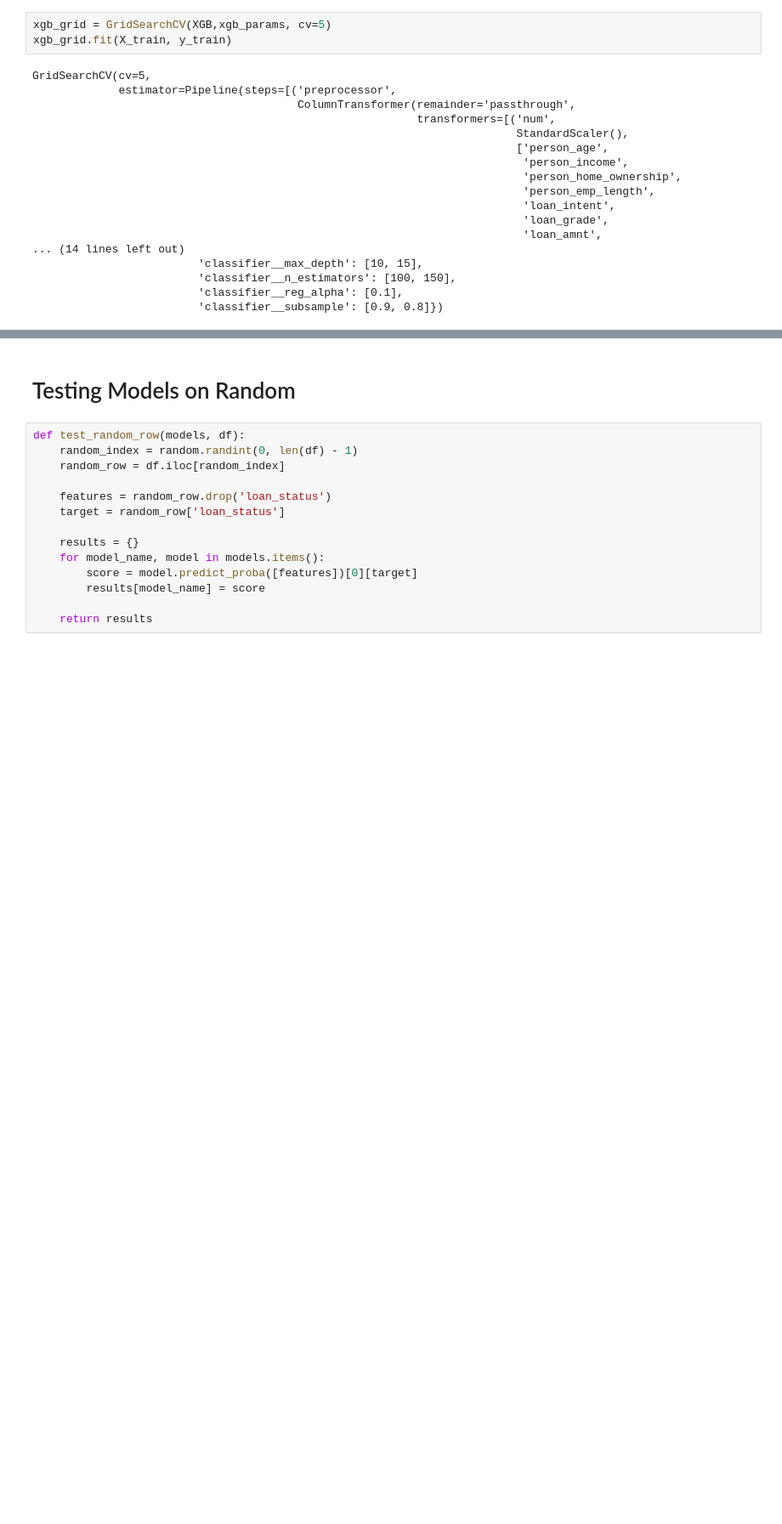
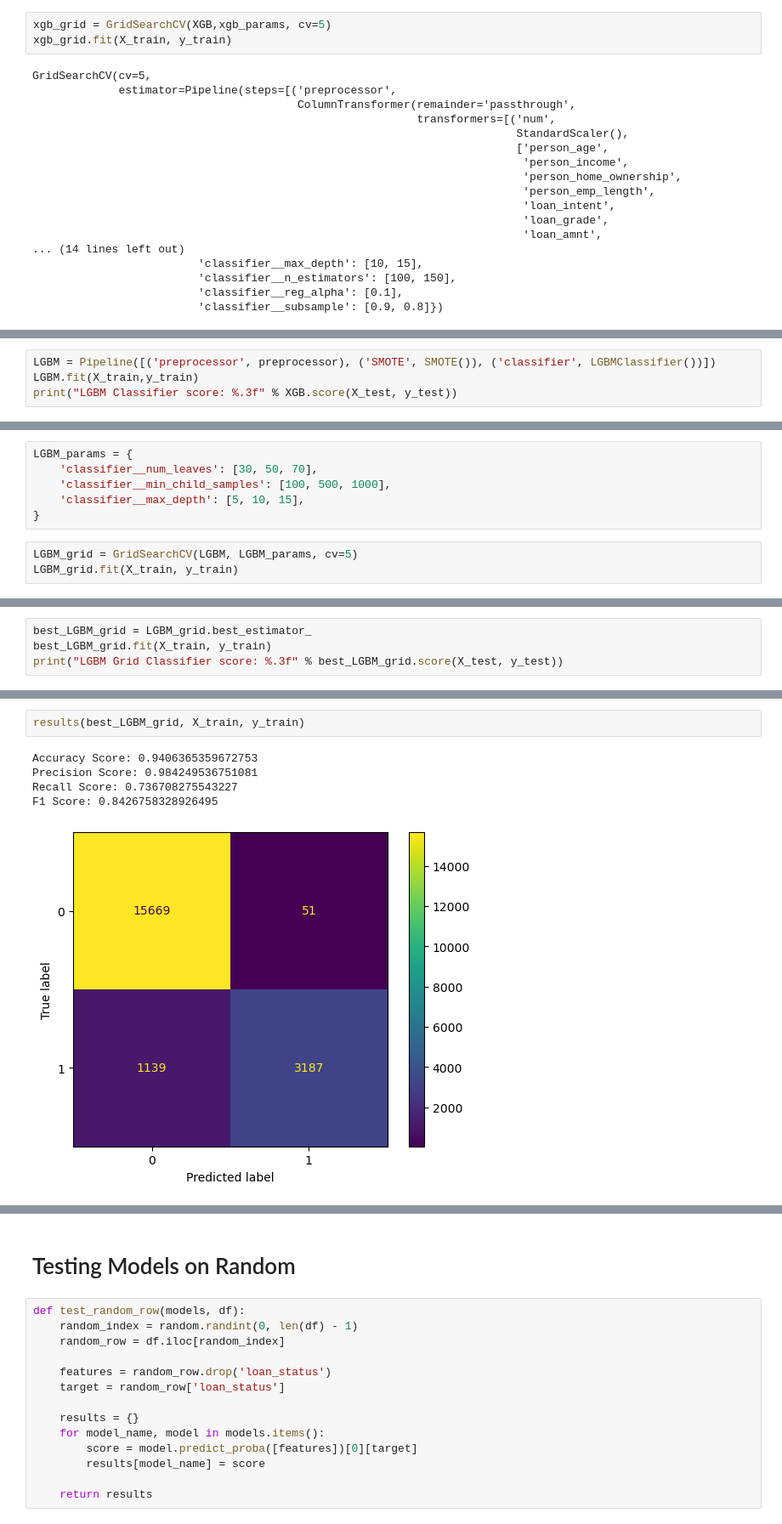
Before and after one commit to CarlosGG18/Credit-Risk-Analysis, a Jupyter notebook: Modeling.ipynb, the cells around one changed output, grey strips where cells are left out. Shown at 85% size. Drawn from its saved outputs; the diff is of its cells as text; blank space fills up the shorter version.

```diff
--- a/Modeling.ipynb
+++ b/Modeling.ipynb
@@ -535,0 +536,4 @@ F1 Score: 0.8229636308987076
+# %%
+LGBM = Pipeline([('preprocessor', preprocessor), ('SMOTE', SMOTE()), ('classifier', LGBMClassifier())])
+LGBM.fit(X_train,y_train)
+print("LGBM Classifier score: %.3f" % XGB.score(X_test, y_test))
@@ -535,0 +542,9 @@ F1 Score: 0.8229636308987076
+# %%
+LGBM_params = {
+    'classifier__num_leaves': [30, 50, 70],
+    'classifier__min_child_samples': [100, 500, 1000],
+    'classifier__max_depth': [5, 10, 15],
+}
+# %%
+LGBM_grid = GridSearchCV(LGBM, LGBM_params, cv=5)
+LGBM_grid.fit(X_train, y_train)
@@ -535,0 +569,4 @@ F1 Score: 0.8229636308987076
+# %%
+best_LGBM_grid = LGBM_grid.best_estimator_
+best_LGBM_grid.fit(X_train, y_train)
+print("LGBM Grid Classifier score: %.3f" % best_LGBM_grid.score(X_test, y_test))
@@ -535,0 +594,8 @@ F1 Score: 0.8229636308987076
+# %%
+results(best_LGBM_grid, X_train, y_train)
+# %% [output]
+Accuracy Score: 0.9406365359672753
+Precision Score: 0.984249536751081
+Recall Score: 0.736708275543227
+F1 Score: 0.8426758328926495
+[figure, added]
```
Also changed, not shown: parts of 34 cells of this notebook.
